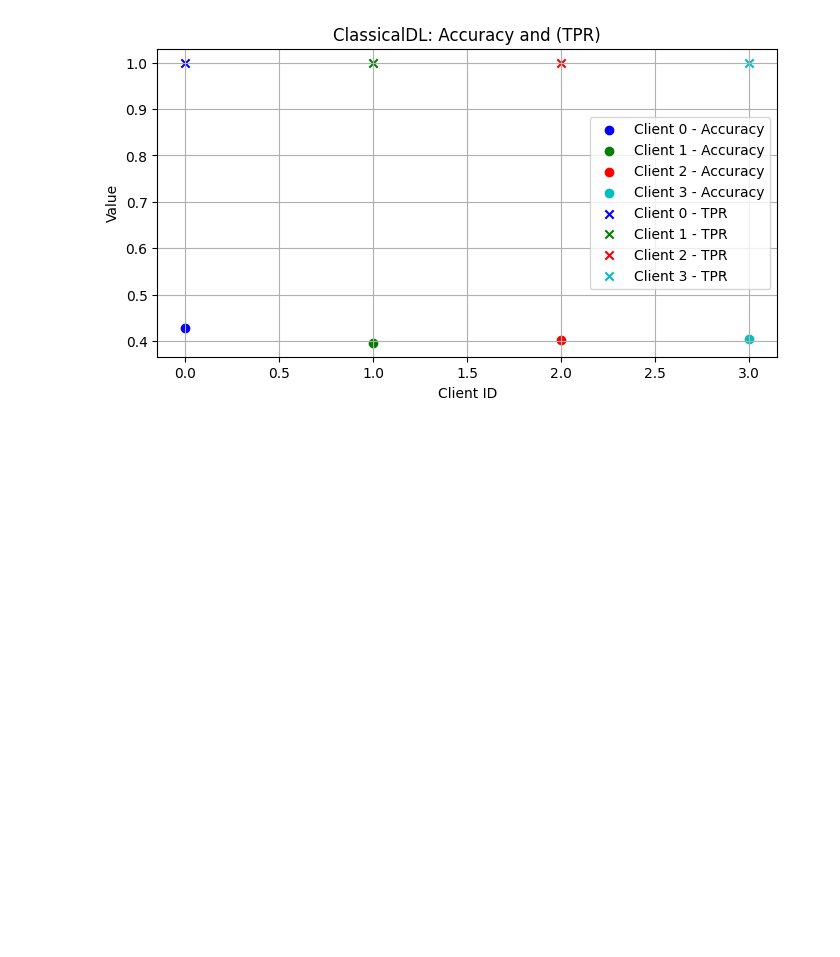
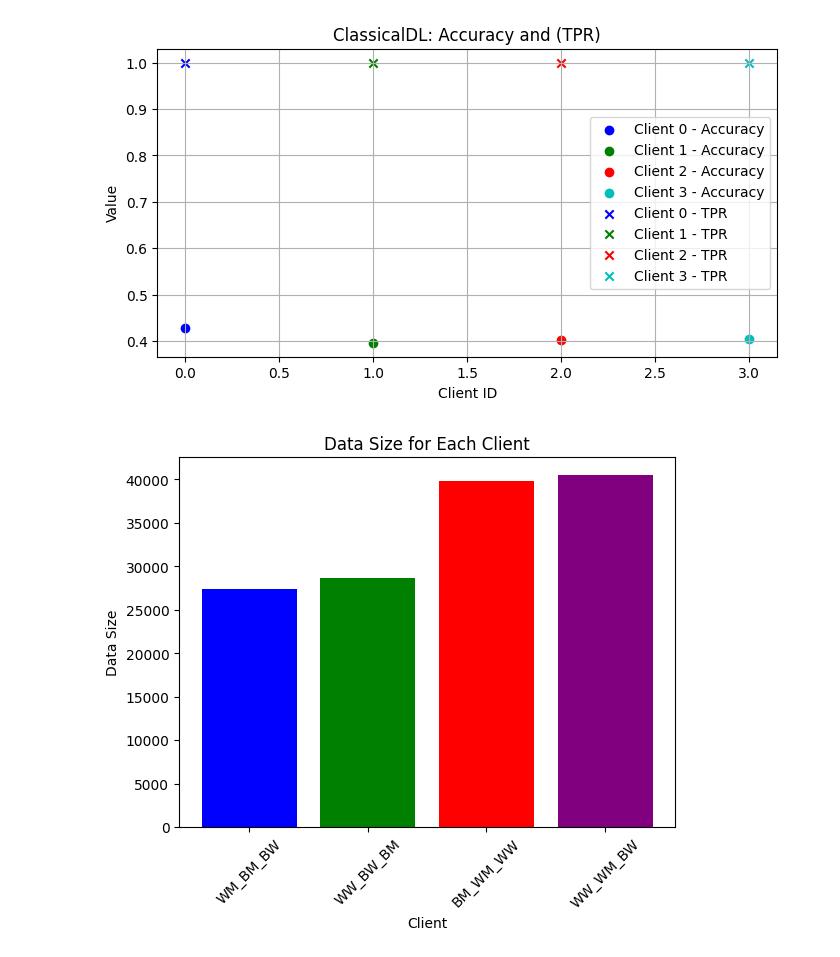
Before and after one commit to chiragpandav/fairfed_subG, a Jupyter notebook: plottings.ipynb, the cells around one changed output. Cells and saved outputs as stored; diff of their text form; code cells hidden in the pictures; blank space fills up the shorter version.

```diff
--- a/plottings.ipynb
+++ b/plottings.ipynb
@@ -465,3 +465,29 @@ plt.grid(True)
 plt.show()
 # %% [output]
 [figure]
+# %%
+import matplotlib.pyplot as plt
+
+# Data
+client_names = ['Client 1', 'Client 2', 'Client 3', 'Client 4']
+data_sizes = [27424, 28685, 39815, 40480]
+
+# Dictionary to map old names to new names
+name_mapping = {
+    'Client 1': 'WM_BM_BW',
+    'Client 2': 'WW_BW_BM',
+    'Client 3': 'BM_WM_WW',
+    'Client 4': 'WW_WM_BW'
+}
+
+client_names = [name_mapping[name] for name in client_names]
+
+# Create a bar chart
+plt.bar(client_names, data_sizes, color=['blue', 'green', 'red', 'purple'])
+plt.xlabel('Client')
+plt.ylabel('Data Size')
+plt.title('Data Size for Each Client')
+plt.xticks(rotation=45)  # Rotate x-axis labels for better visibility
+plt.show()
+# %% [output]
+[figure, added]
```
